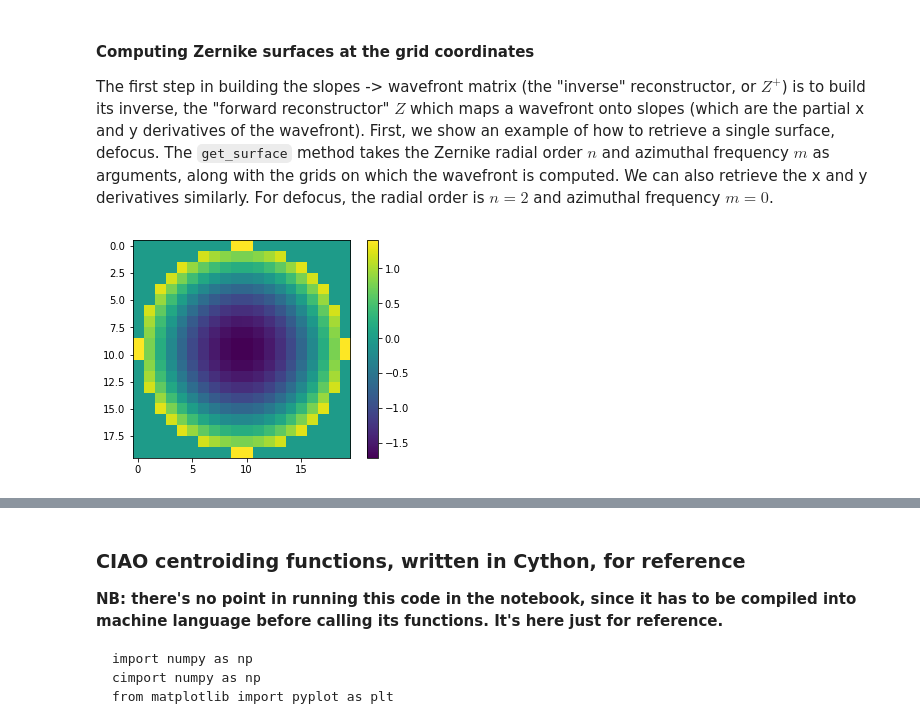
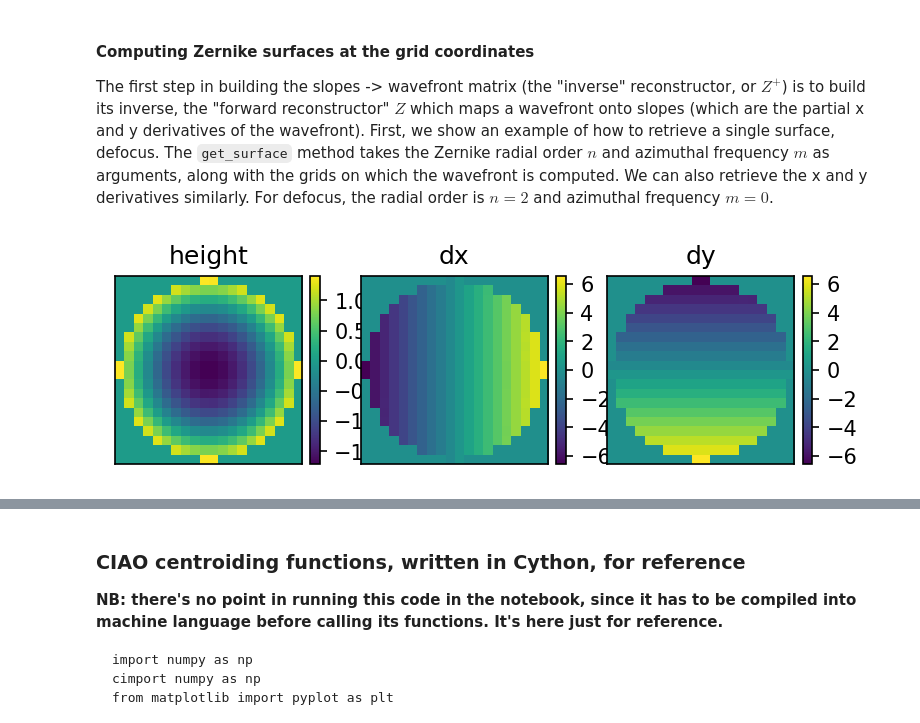
Before and after one commit to rjonnal/ciao, a Jupyter notebook: session_template_characterization/AO_loop_steps.ipynb, the cells around one changed output, grey strips where cells are left out. Saved outputs shown, nothing was run; the diff lists cells and outputs as text; code cells hidden in the pictures.

```diff
--- a/session_template_characterization/AO_loop_steps.ipynb
+++ b/session_template_characterization/AO_loop_steps.ipynb
@@ -379,14 +379,36 @@ The first step in building the slopes -> wavefront matrix (the "inverse" reconst
 # %%
 # the zernike module contains two main classes, Zernike and Reconstructor.
 # Zernike does the generation of polynomials, while Reconstructor's job is
 # to provide a matrix by which slopes can be converted into a wavefront
 
+# The Zernike class can generate three kinds of surfaces, wavefront height (kind='h'),
+# partial x derivative (kind='dx'), and partial y derivative (kind='dy'). Just for
+# illustration, lets look at all three for defocus (n=2,m=0)
 from ciao.components import zernike
 zernike = zernike.Zernike()
 # Now, we can get a Zernike surface defined at those points:
-surf = zernike.get_surface(2,0,x_ref_mat,y_ref_mat,kind='h',mask=mask)
-plt.imshow(surf)
-plt.colorbar()
+defocus_height = zernike.get_surface(2,0,x_ref_mat,y_ref_mat,kind='h',mask=mask)
+defocus_dx = zernike.get_surface(2,0,x_ref_mat,y_ref_mat,kind='dx',mask=mask)
+defocus_dy = zernike.get_surface(2,0,x_ref_mat,y_ref_mat,kind='dy',mask=mask)
+plt.figure(dpi=150)
+plt.subplot(1,3,1)
+plt.imshow(defocus_height)
+plt.title('height')
+plt.colorbar(fraction=0.046, pad=0.04)
+plt.xticks([])
+plt.yticks([])
+plt.subplot(1,3,2)
+plt.imshow(defocus_dx)
+plt.title('dx')
+plt.colorbar(fraction=0.046, pad=0.04)
+plt.xticks([])
+plt.yticks([])
+plt.subplot(1,3,3)
+plt.imshow(defocus_dy)
+plt.title('dy')
+plt.colorbar(fraction=0.046, pad=0.04)
+plt.xticks([])
+plt.yticks([])
 plt.show()
 # %% [output]
-[figure, old version]
+[figure, new version]
```
Also changed, not shown: parts of 13 cells of this notebook, 8 other files.
